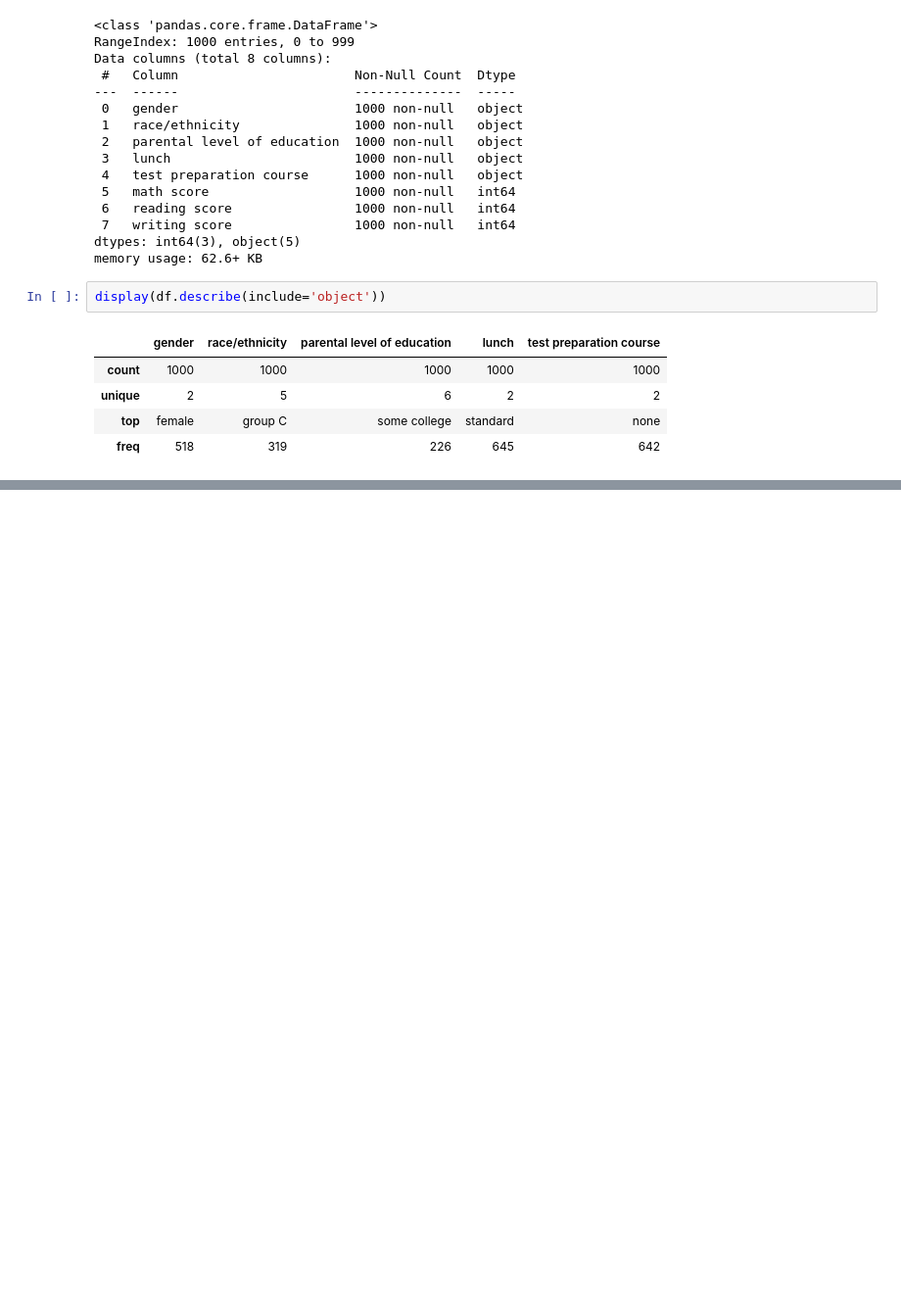
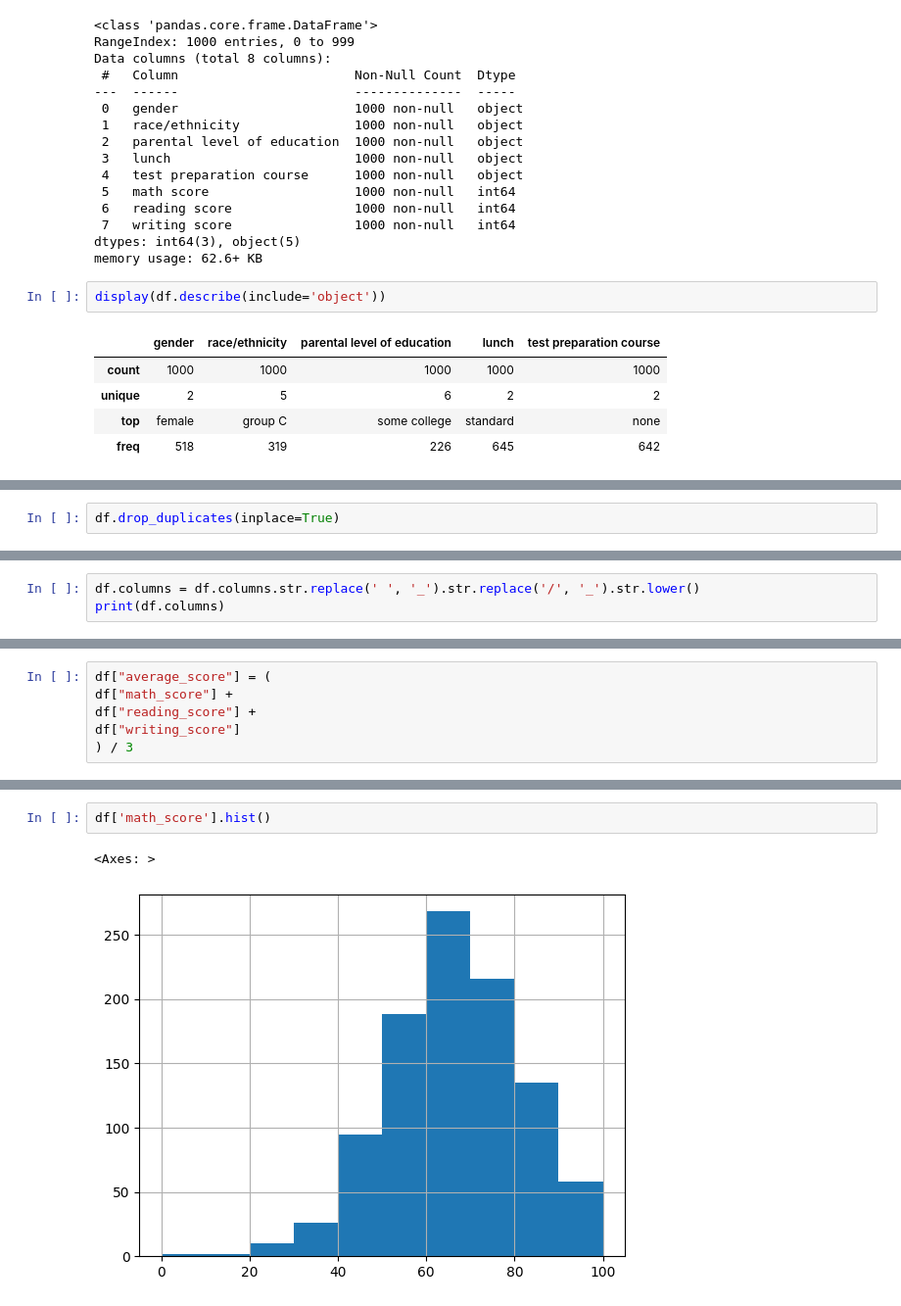
Before and after one commit to sanodyaJinadasa/Data-Visualization, a Jupyter notebook: Untitled7.ipynb, the cells around one changed output, grey strips where cells are left out. Shown at 98% size. Drawn from its saved outputs; the diff is of its cells as text; blank space fills up the shorter version.

```diff
--- a/Untitled7.ipynb
+++ b/Untitled7.ipynb
@@ -92,0 +158,2 @@ display(df.describe(include='object'))
+# %%
+df.drop_duplicates(inplace=True)
@@ -92,0 +162,3 @@ display(df.describe(include='object'))
+# %%
+df.columns = df.columns.str.replace(' ', '_').str.replace('/', '_').str.lower()
+print(df.columns)
@@ -92,0 +198,6 @@ display(df.describe(include='object'))
+# %%
+df["average_score"] = (
+df["math_score"] +
+df["reading_score"] +
+df["writing_score"]
+) / 3
@@ -92,0 +238,5 @@ display(df.describe(include='object'))
+# %%
+df['math_score'].hist()
+# %% [output]
+<Axes: >
+[figure, added]
```
Also changed, not shown: parts of 28 cells of this notebook.
